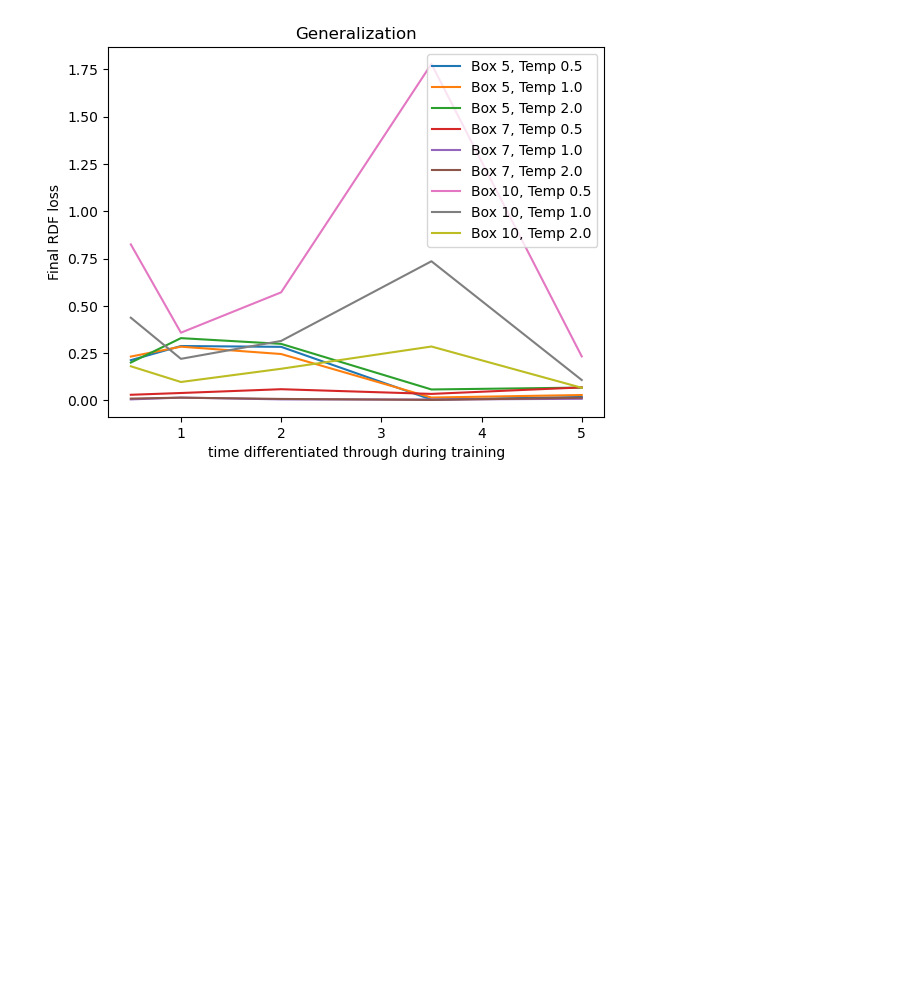
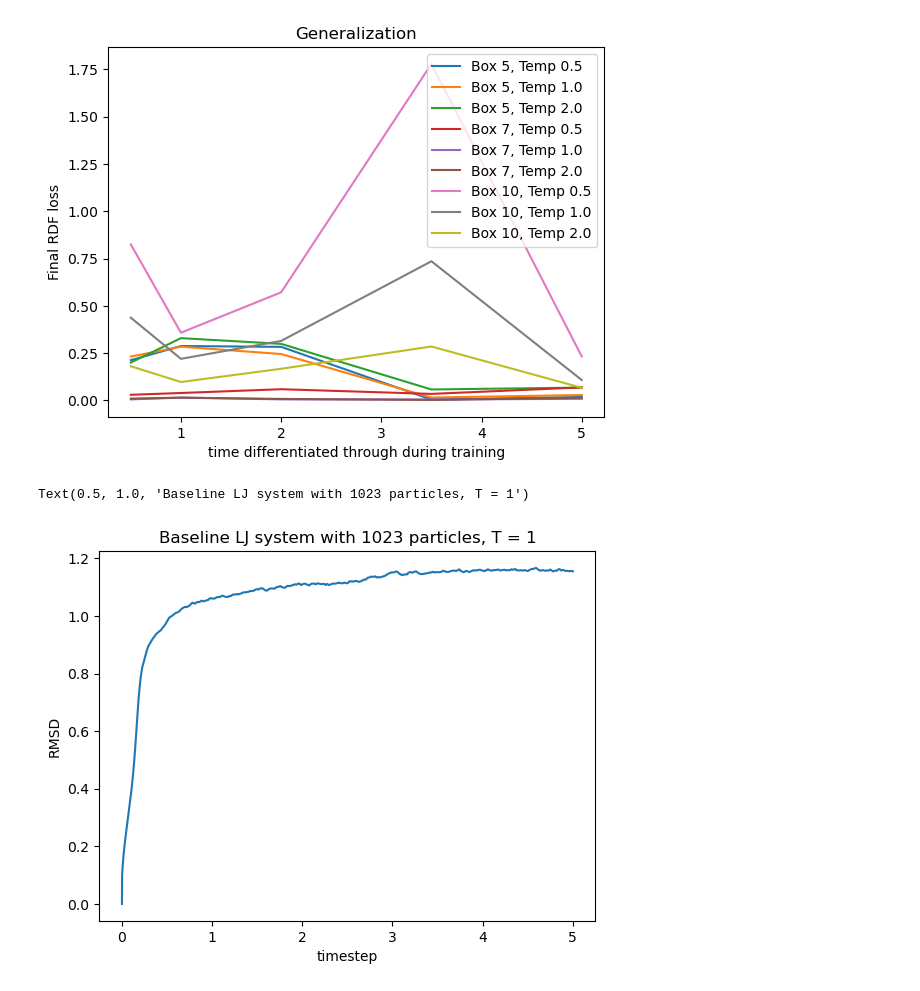
Before and after one commit to jeevster/implicit-md, a Jupyter notebook: Untitled.ipynb, the cells around one changed output. Saved outputs shown, nothing was run; the diff lists cells and outputs as text; code cells hidden in the pictures; blank space fills up the shorter version.

```diff
--- a/Untitled.ipynb
+++ b/Untitled.ipynb
@@ -111,3 +111,22 @@ plt.title(f"Generalization")
 # %% [output]
 Text(0.5, 1.0, 'Generalization')
 [figure]
+# %%
+import gsd.hoomd
+from torchmd.observable import rdf, generate_vol_bins, DifferentiableRDF, rmsd
+import torch
+import matplotlib.pyplot as plt
+import numpy as np
+
+f = gsd.hoomd.open(name='/home/sanjeevr/implicit-md/ground_truth_polylj/n=1024_box=10_temp=0.2_eps=0.2_sigma=1.0/test_temp0.2.gsd', mode='rb')
+
+positions = [torch.tensor(frame.particles.position) for frame in f]
+rmsd_final = rmsd(positions, 10)
+#print(rmsd_final)
+plt.plot(0.001*np.linspace(1, 5000, 5000), rmsd_final)
+plt.xlabel("timestep")
+plt.ylabel("RMSD")
+plt.title("Baseline LJ system with 1023 particles, T = 1")
+# %% [output]
+Text(0.5, 1.0, 'Baseline LJ system with 1023 particles, T = 1')
+[figure, added]
```
Also changed, not shown: 4 other files.
